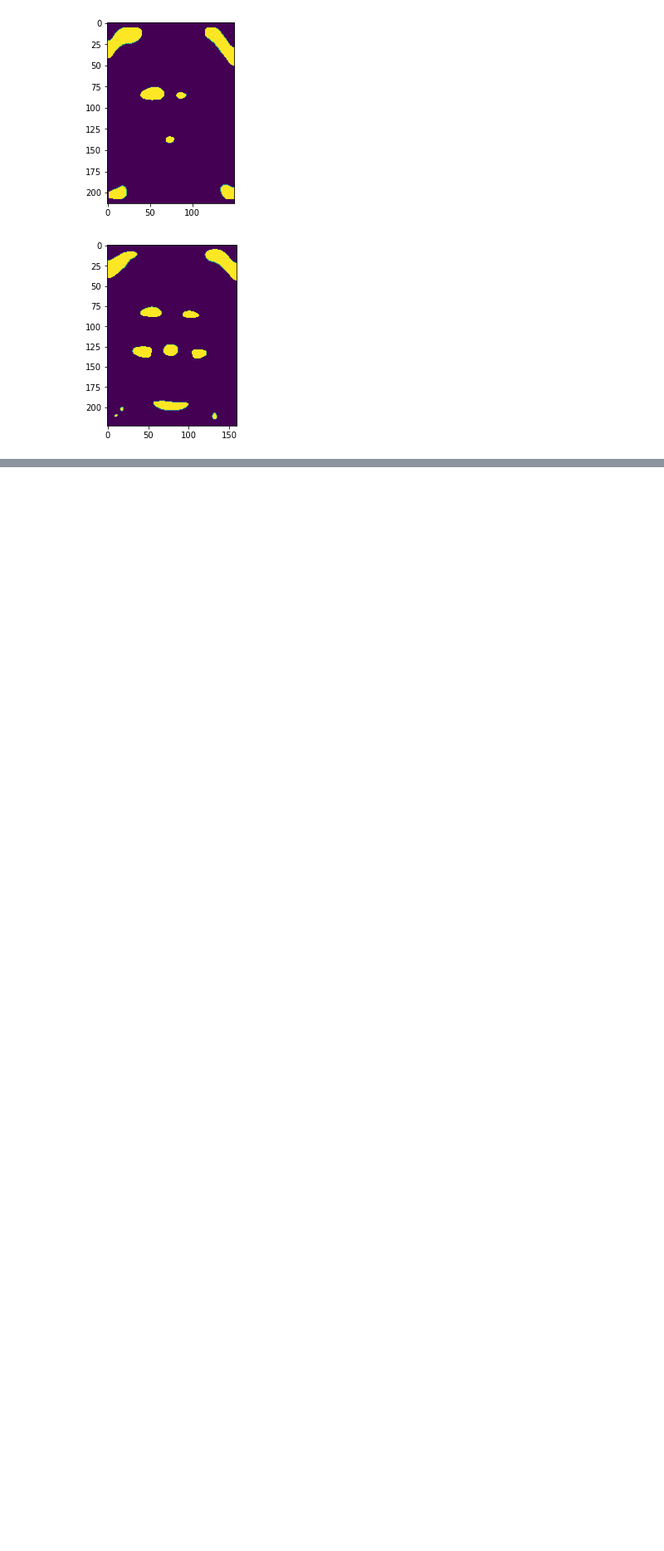
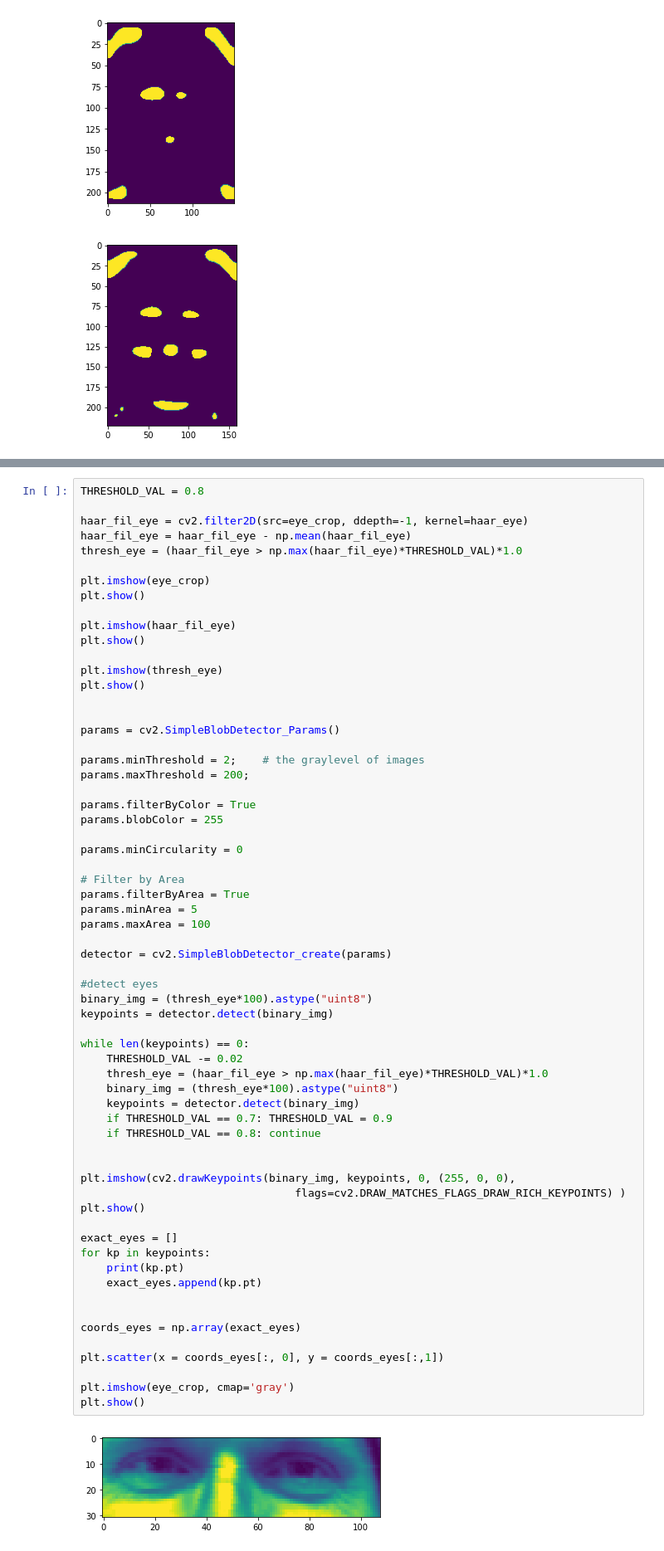
Before and after one commit to ariatara/cs445-final-project, a Jupyter notebook: eye_detection_testing.ipynb, the cells around one changed output, grey strips where cells are left out. Shown at 83% size. Saved outputs shown, nothing was run; the diff lists cells and outputs as text; blank space fills up the shorter version.

```diff
--- a/eye_detection.ipynb
+++ b/eye_detection_testing.ipynb
@@ -450,0 +502,65 @@ plt.show()
+# %%
+THRESHOLD_VAL = 0.8
+
+haar_fil_eye = cv2.filter2D(src=eye_crop, ddepth=-1, kernel=haar_eye)
+haar_fil_eye = haar_fil_eye - np.mean(haar_fil_eye)
+thresh_eye = (haar_fil_eye > np.max(haar_fil_eye)*THRESHOLD_VAL)*1.0
+
+plt.imshow(eye_crop)
+plt.show()
+
+plt.imshow(haar_fil_eye)
+plt.show()
+
+plt.imshow(thresh_eye)
+plt.show()
+
+
+params = cv2.SimpleBlobDetector_Params()
+
+params.minThreshold = 2;    # the graylevel of images
+params.maxThreshold = 200;
+
+params.filterByColor = True
+params.blobColor = 255
+
+params.minCircularity = 0
+
+# Filter by Area
+params.filterByArea = True
+params.minArea = 5
+params.maxArea = 100
+
+detector = cv2.SimpleBlobDetector_create(params)
+
+#detect eyes
+binary_img = (thresh_eye*100).astype("uint8")
+keypoints = detector.detect(binary_img)
+
+while len(keypoints) == 0:
+    THRESHOLD_VAL -= 0.02
+    thresh_eye = (haar_fil_eye > np.max(haar_fil_eye)*THRESHOLD_VAL)*1.0
+    binary_img = (thresh_eye*100).astype("uint8")
+    keypoints = detector.detect(binary_img)
+    if THRESHOLD_VAL == 0.7: THRESHOLD_VAL = 0.9
+    if THRESHOLD_VAL == 0.8: continue
+
+
+plt.imshow(cv2.drawKeypoints(binary_img, keypoints, 0, (255, 0, 0),
+                                 flags=cv2.DRAW_MATCHES_FLAGS_DRAW_RICH_KEYPOINTS) )
+plt.show()
+
+exact_eyes = []
+for kp in keypoints:
+    print(kp.pt)
+    exact_eyes.append(kp.pt)
+
+
+coords_eyes = np.array(exact_eyes)
+
+plt.scatter(x = coords_eyes[:, 0], y = coords_eyes[:,1])
+
+plt.imshow(eye_crop, cmap='gray')
+plt.show()
+# %% [output]
+[figure, added]
```
Also changed, not shown: parts of 26 cells of this notebook, 3 other files.
